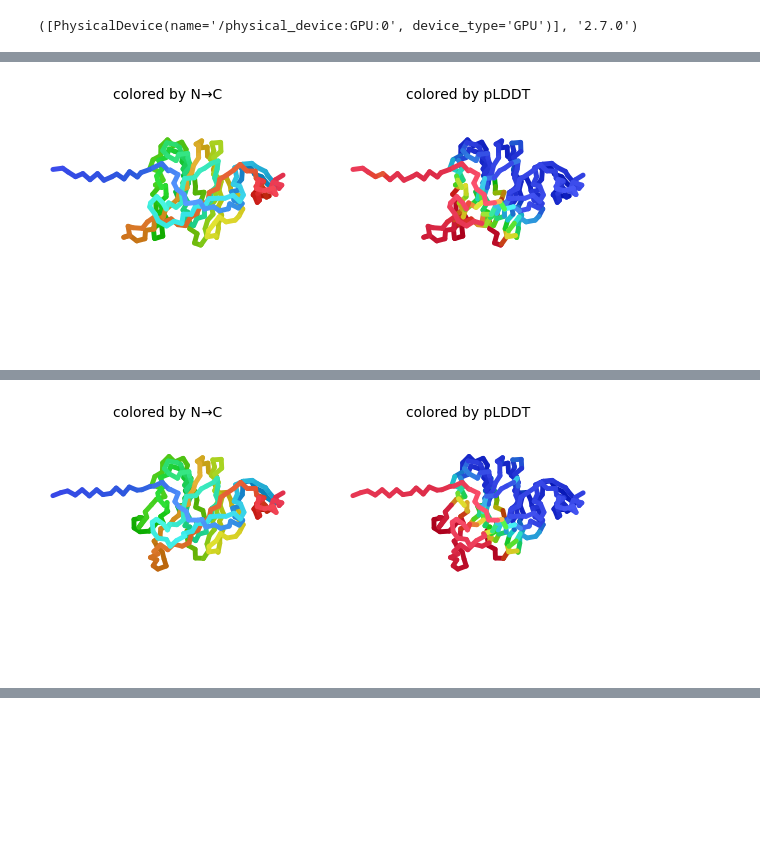
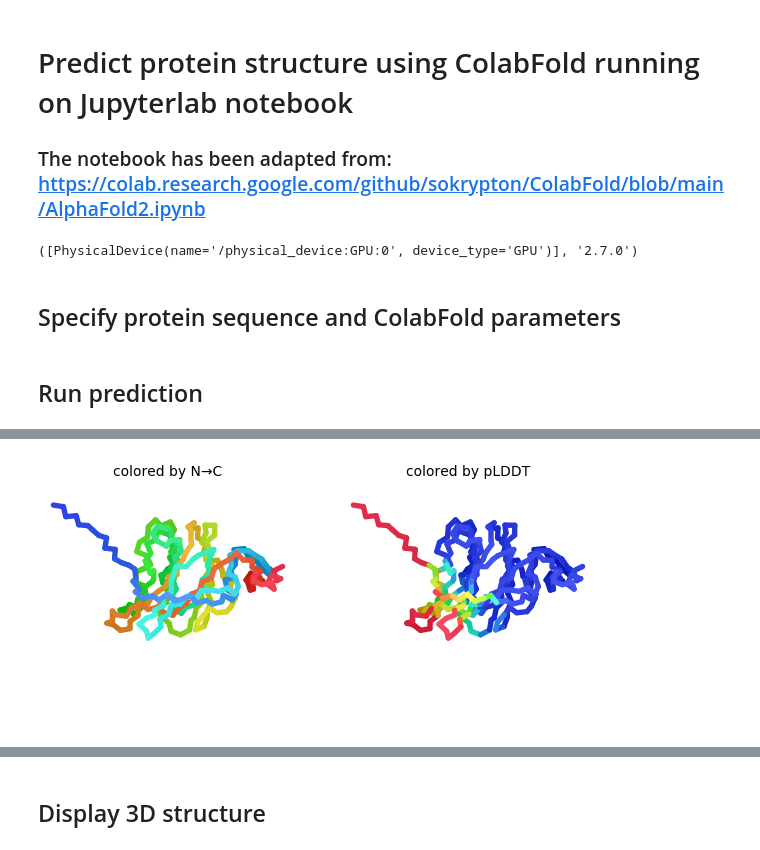
Before and after one commit to anuprulez/gpu_jupyterlab_ct_image_segmentation, a Jupyter notebook: 7_ColabFold_MMseq2.ipynb, the cells around one changed output, grey strips where cells are left out. Saved outputs shown, nothing was run; the diff lists cells and outputs as text; code cells hidden in the pictures; blank space fills up the shorter version.

Commit message:
update colabfold notebook

```diff
--- a/7_ColabFold_MMseq2.ipynb
+++ b/7_ColabFold_MMseq2.ipynb
@@ -6,9 +1,15 @@ cuda.close()
+# %% [markdown]
+# Predict protein structure using ColabFold running on Jupyterlab notebook
+
+### The notebook has been adapted from: https://colab.research.google.com/github/sokrypton/ColabFold/blob/main/AlphaFold2.ipynb
 # %%
 import tensorflow as tf
 gpu = tf.config.list_physical_devices('GPU')
 gpu, tf.__version__
 # %% [output]
 ([PhysicalDevice(name='/physical_device:GPU:0', device_type='GPU')], '2.7.0')
+# %% [markdown]
+## Specify protein sequence and ColabFold parameters
 # %%
 import os.path
 import re
@@ -76,45 +75,43 @@ save_to_google_drive = False #@param {type:"boolean"}
+# %% [markdown]
+## Run prediction
 # %%
-#@title Run Prediction
+# Run Prediction
 
 import sys
 import colabfold
-
 from colabfold.download import download_alphafold_params, default_data_dir
 from colabfold.utils import setup_logging
-from colabfold.batch import get_queries, run #, set_model_type
-
-K80_chk = !nvidia-smi | grep "Tesla K80" | wc -l
-if "1" in K80_chk:
-  print("WARNING: found GPU Tesla K80: limited to total length < 1000")
-  if "TF_FORCE_UNIFIED_MEMORY" in os.environ:
-    del os.environ["TF_FORCE_UNIFIED_MEMORY"]
-  if "XLA_PYTHON_CLIENT_MEM_FRACTION" in os.environ:
-    del os.environ["XLA_PYTHON_CLIENT_MEM_FRACTION"]
-
-
+from colabfold.batch import get_queries, run
 from colabfold.colabfold import plot_protein
 from pathlib import Path
 import matplotlib.pyplot as plt
+
 
 def prediction_callback(unrelaxed_protein, length, prediction_result, input_features):
   fig = plot_protein(unrelaxed_protein, Ls=length, dpi=100)
   plt.show()
   plt.close()
 
-result_dir="colab_results/"
+result_dir = "colab_results/"
+
+# logging
 setup_logging(Path(results_dir).joinpath("log.txt"))
+
 queries, is_complex = get_queries(queries_path)
 
 path_dir = Path(results_dir)
+
+# download AlphaFold weights
 download_alphafold_params(model_type, path_dir)
 
+# execute prediction
 run(
     queries=queries,
     result_dir=result_dir,
     use_templates=use_templates,
     use_amber=use_amber,
     msa_mode=msa_mode,
-    num_models=5,
+    num_models=1,
     num_recycles=num_recycles,
     model_order=[1, 2, 3, 4, 5],
     is_complex=is_complex,
@@ -132,0 +134 @@ run(
+[figure, new version]
@@ -140 +136,0 @@ tar: pdb70_a3m.ffindex: time stamp 2022-03-23 10:49:47 is 0.10424857 s in the fu
-[figure, old version]
@@ -143 +136,0 @@ tar: pdb70_a3m.ffindex: time stamp 2022-03-23 10:49:47 is 0.10424857 s in the fu
-[figure, removed]
@@ -145 +137,3 @@ tar: pdb70_a3m.ffindex: time stamp 2022-03-23 10:49:47 is 0.10424857 s in the fu
+# %% [markdown]
+## Display 3D structure
 # %%
```
Also changed, not shown: parts of 7 cells of this notebook.
